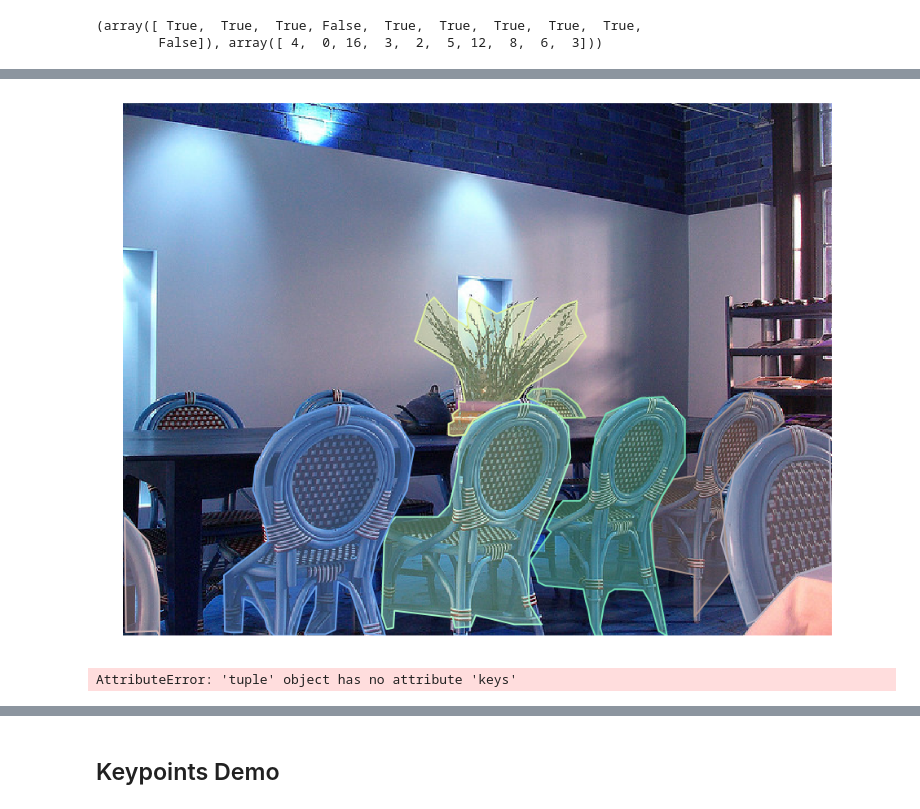
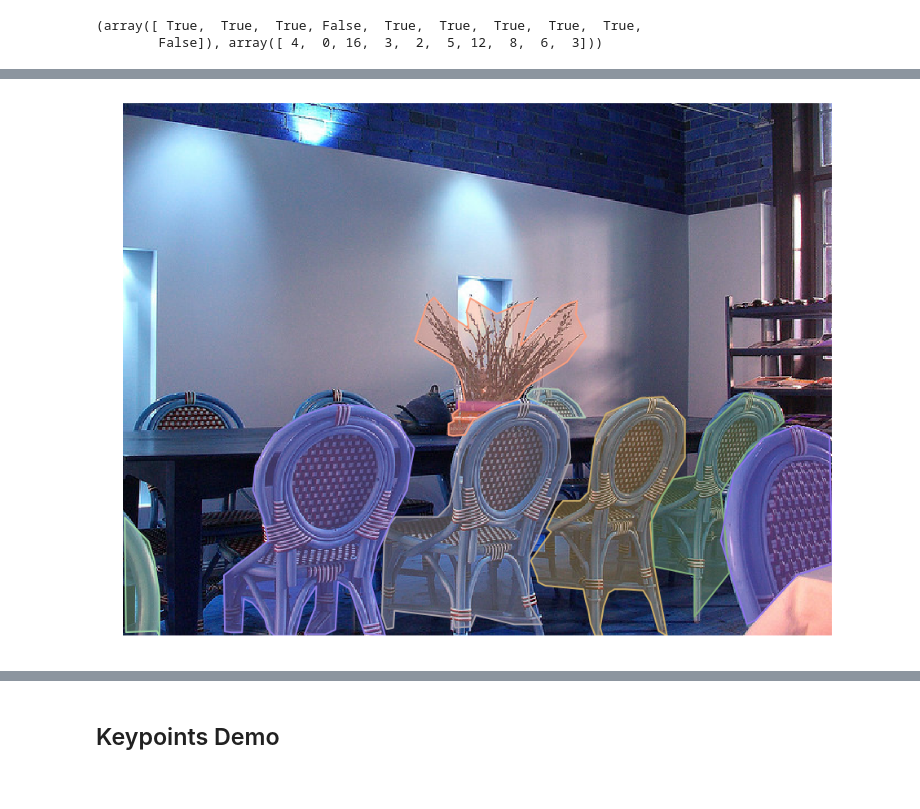
Before and after one commit to howardyclo/maskrcnn-benchmark, a Jupyter notebook: demo/Mask_R-CNN_demo.ipynb, the cells around one changed output, grey strips where cells are left out. Drawn from its saved outputs; the diff is of its cells as text; code cells hidden in the pictures.

```diff
--- a/demo/Mask_R-CNN_demo.ipynb
+++ b/demo/Mask_R-CNN_demo.ipynb
@@ -359,7 +311,8 @@ predictable
 # %%
+predictable_anns = [anns[i] for i in prediction_ann_ids[keeps]]
 plt.imshow(image); plt.axis('off')
 coco.showAnns(predictable_anns)
 # %% [output]
-[figure, old version]
+[figure, new version]
 # %%
 import pickle
@@ -368,4 +320,0 @@ with open('coco_train2014_e2e_mask_rcnn_R_101_FPN_1x_caffe2.pkl', 'rb') as file:
-# %%
-[i for ann in enumerate(new_anns[57870]) if 'prediction' in ann.keys()]
-# %% [output]
-AttributeError: 'tuple' object has no attribute 'keys'
```
Also changed, not shown: parts of 17 cells of this notebook, 1 other file.
